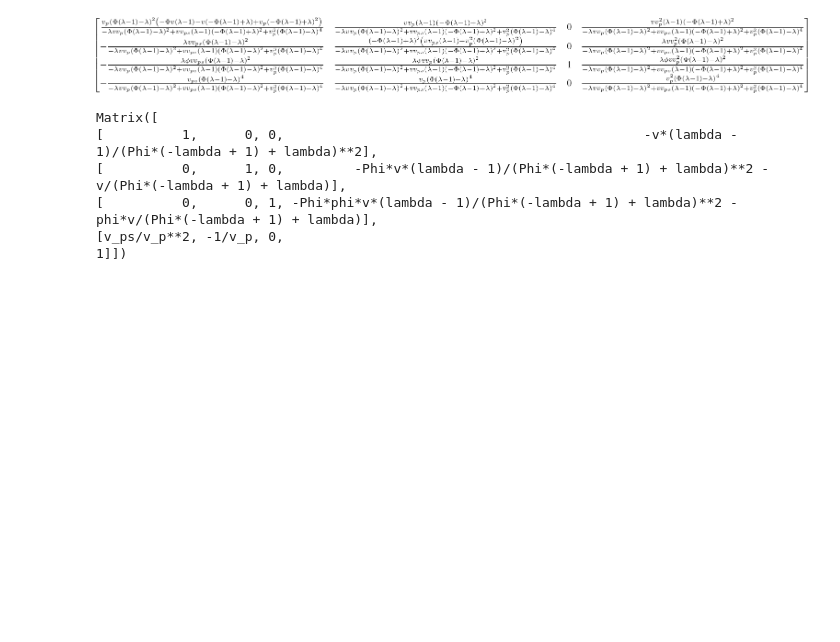
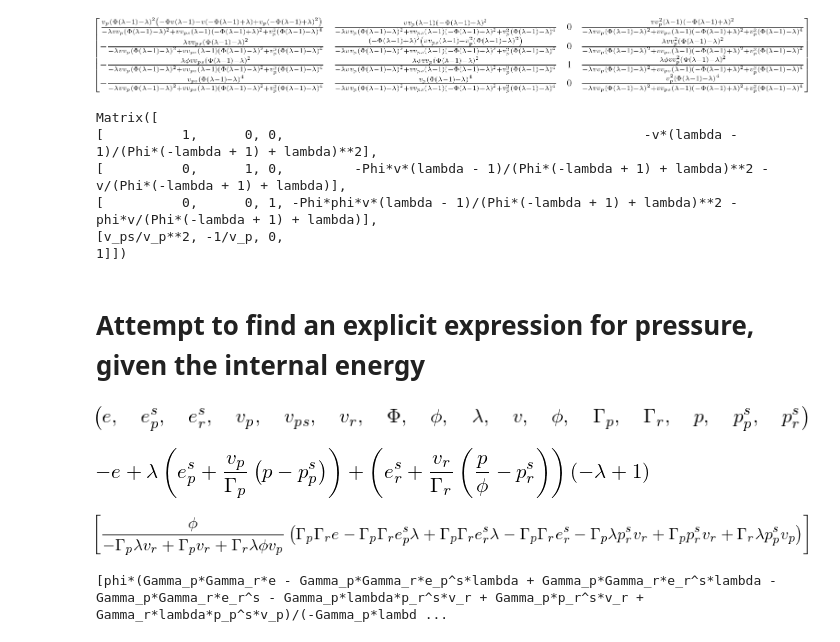
Before and after one commit to Stefan-Endres/pyDDT, a Jupyter notebook: Jacobian.ipynb, the cells around one changed output. Saved outputs shown, nothing was run; the diff lists cells and outputs as text; code cells hidden in the pictures; blank space fills up the shorter version.

```diff
--- a/Jacobian.ipynb
+++ b/Jacobian.ipynb
@@ -56,3 +56,29 @@ Matrix([
 [          0,      1, 0,         -Phi*v*(lambda - 1)/(Phi*(-lambda + 1) + lambda)**2 - v/(Phi*(-lambda + 1) + lambda)],
 [          0,      0, 1, -Phi*phi*v*(lambda - 1)/(Phi*(-lambda + 1) + lambda)**2 - phi*v/(Phi*(-lambda + 1) + lambda)],
 [v_ps/v_p**2, -1/v_p, 0,                                                                                            1]])
+# %% [markdown]
+Attempt to find an explicit expression for pressure, given the internal energy
+===
+# %%
+import sympy
+sympy.init_printing()
+e, e_p_s, e_r_s, v_p, v_ps, v_r, Phi, phi, lambd, v, phi, gam_p, gam_r, p, p_p_s, p_r_s = sympy.symbols('e, e_p^s, e_r^s, v_p, v_ps, v_r, Phi, phi, lambda, v, phi, Gamma_p, Gamma_r, p, p_p^s, p_r^s')
+e, e_p_s, e_r_s, v_p, v_ps, v_r, Phi, phi, lambd, v, phi, gam_p, gam_r, p, p_p_s, p_r_s
+# %% [output]
+[figure, added]
+# %%
+f1 = - e + ((1 - lambd) * (e_r_s + (v_r/gam_r) * (p/phi - p_r_s))
+            +    lambd  * (e_p_s + (v_p/gam_p) * (p - p_p_s))
+            )  # = 0
+f1
+# %% [output]
+[figure, added]
+# %%
+sympy.solve(f1, p)
+# %% [output]
+[figure, added]
+# %%
+sympy.init_printing(False)
+sympy.solve(f1, p)
+# %% [output]
+[phi*(Gamma_p*Gamma_r*e - Gamma_p*Gamma_r*e_p^s*lambda + Gamma_p*Gamma_r*e_r^s*lambda - Gamma_p*Gamma_r*e_r^s - Gamma_p*lambda*p_r^s*v_r + Gamma_p*p_r^s*v_r + Gamma_r*lambda*p_p^s*v_p)/(-Gamma_p*lambd ...
```
Also changed, not shown: parts of 6 cells of this notebook, 4 other files.
